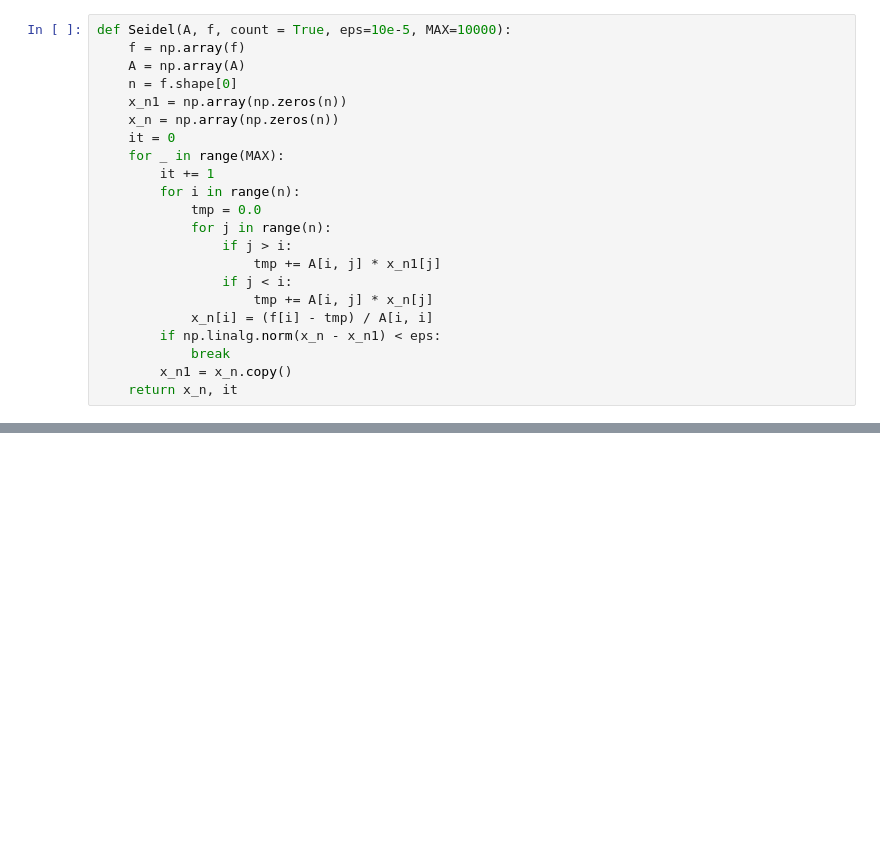
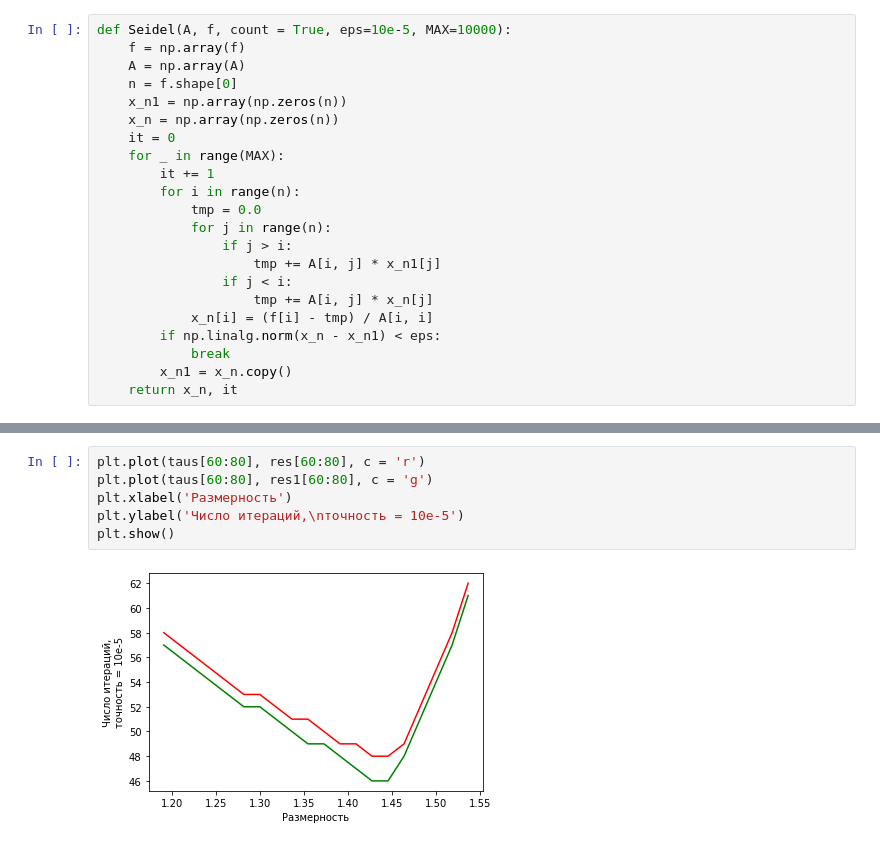
Before and after one commit to Alex2034/CompMath, a Jupyter notebook: B/B4_HW.ipynb, the cells around one changed output, grey strips where cells are left out. Drawn from its saved outputs; the diff is of its cells as text; blank space fills up the shorter version.

```diff
--- a/B/B4_HW.ipynb
+++ b/B/B4_HW.ipynb
@@ -184,0 +252,8 @@ $$
+# %%
+plt.plot(taus[60:80], res[60:80], c = 'r')
+plt.plot(taus[60:80], res1[60:80], c = 'g')
+plt.xlabel('Размерность')
+plt.ylabel('Число итераций,\nточность = 10e-5')
+plt.show()
+# %% [output]
+[figure, added]
```
Also changed, not shown: parts of 13 cells of this notebook.
